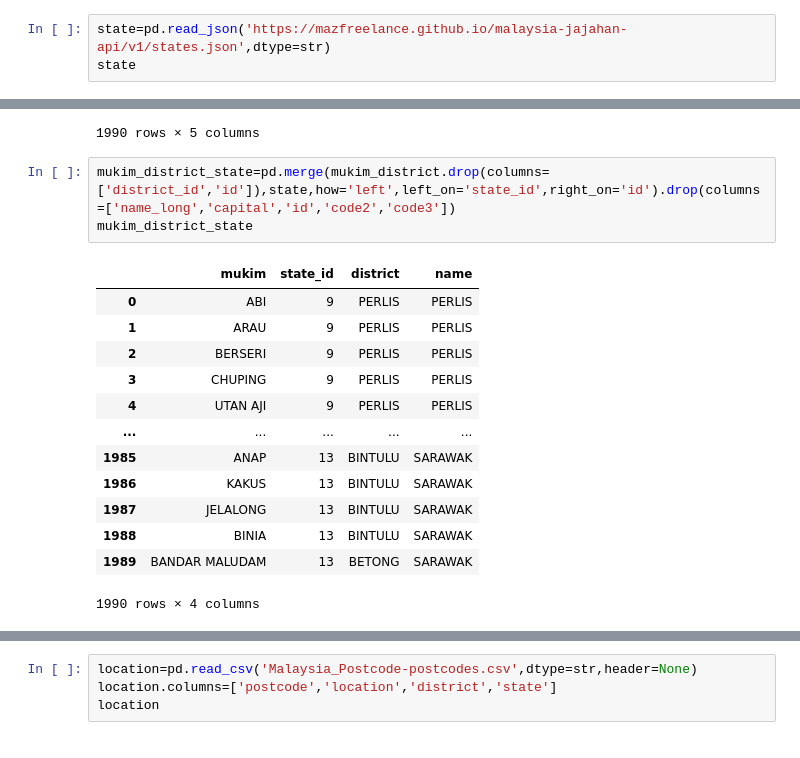
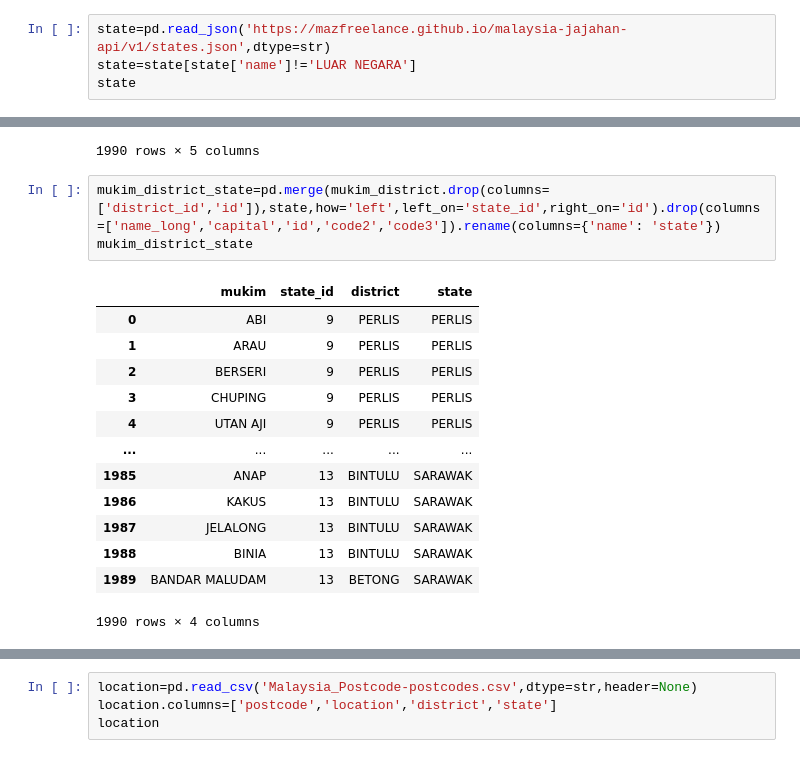
Before and after one commit to izardy/malaysia-postcode-mapper, a Jupyter notebook: data-prep.ipynb, the cells around one changed output, grey strips where cells are left out. Drawn from its saved outputs; the diff is of its cells as text.

```diff
--- a/data-prep.ipynb
+++ b/data-prep.ipynb
@@ -3,6 +3,7 @@ import pandas as pd
 import numpy as np
 # %%
 state=pd.read_json('https://mazfreelance.github.io/malaysia-jajahan-api/v1/states.json',dtype=str)
+state=state[state['name']!='LUAR NEGARA']
 state
 # %% [output]
 |  | name | name_long | id | code2 | code3 | capital |
@@ -85,10 +85,10 @@ mukim_district
 | 1989 | BANDAR MALUDAM | 1311 | 1311 | 13 | BETONG |
 1990 rows × 5 columns
 # %%
-mukim_district_state=pd.merge(mukim_district.drop(columns=['district_id','id']),state,how='left',left_on='state_id',right_on='id').drop(columns=['name_long','capital','id','code2','code3'])
+mukim_district_state=pd.merge(mukim_district.drop(columns=['district_id','id']),state,how='left',left_on='state_id',right_on='id').drop(columns=['name_long','capital','id','code2','code3']).rename(columns={'name': 'state'})
 mukim_district_state
 # %% [output]
-|  | mukim | state_id | district | name |
+|  | mukim | state_id | district | state |
 | 0 | ABI | 9 | PERLIS | PERLIS |
 | 1 | ARAU | 9 | PERLIS | PERLIS |
 | 2 | BERSERI | 9 | PERLIS | PERLIS |
```
Also changed, not shown: parts of 8 cells of this notebook.
